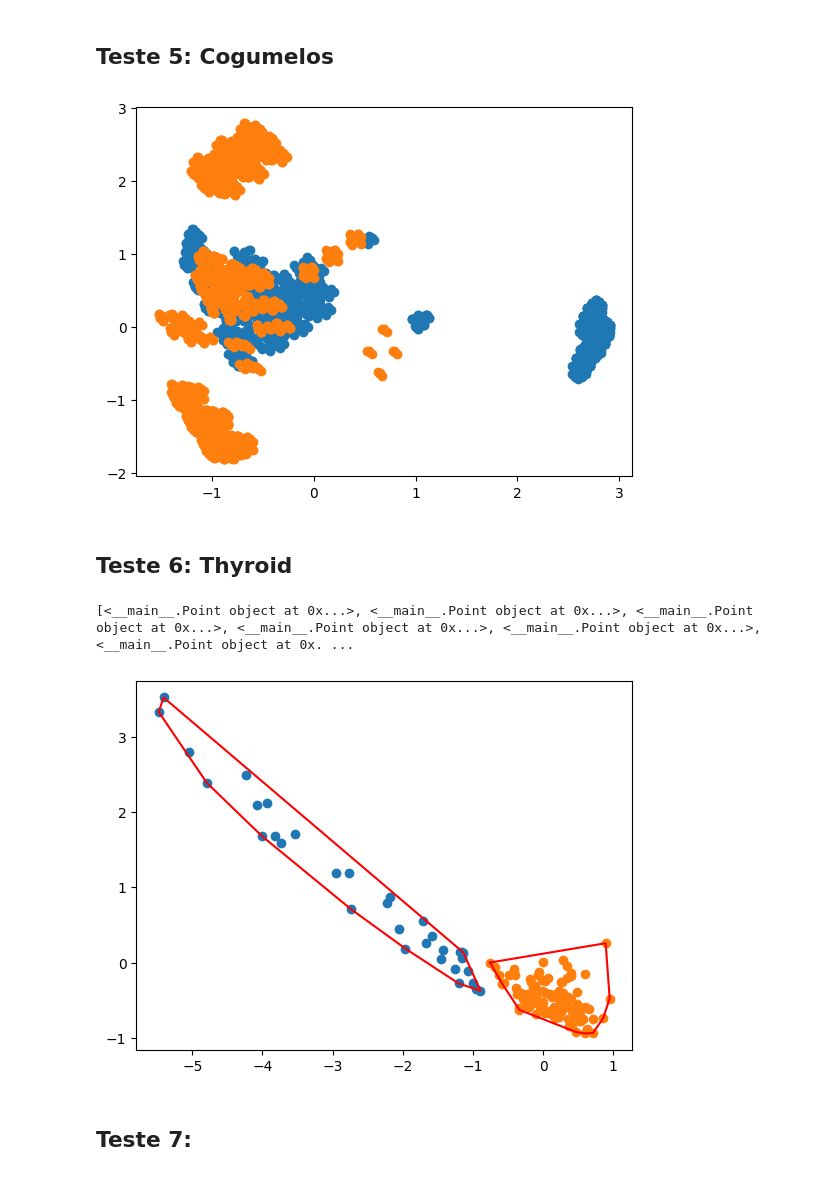
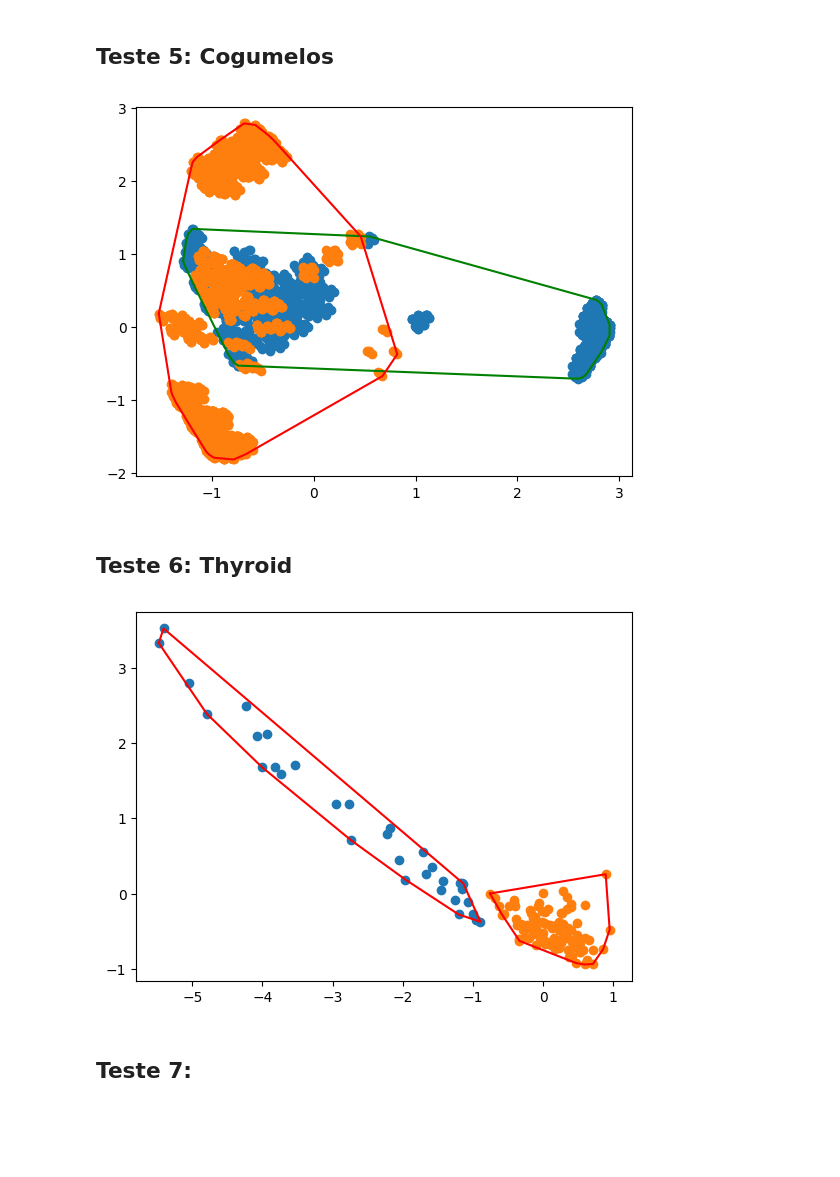
Before and after one commit to MFreyaG/Machine-learning-with-convex-hull, a Jupyter notebook: tp1_alg2.ipynb, the cells around one changed output. Saved outputs shown, nothing was run; the diff lists cells and outputs as text; code cells hidden in the pictures; blank space fills up the shorter version.

```diff
--- a/tp1_alg2.ipynb
+++ b/tp1_alg2.ipynb
@@ -441,6 +441,24 @@ class DataTraining:
         f1_score = (2*precision*recall) / (precision+recall)
 
         return precision, recall, f1_score
+# %%
+class DataPlot:
+    def __init__(self):
+        ...
+
+    def hull_plot(point_set, color):
+        set_hull = ConvexHull(point_set)
+        set_hull_points = set_hull.find_convex_hull()
+        set_hull_points_arr = Tools.point_to_list(set=set_hull_points)
+        set_hull_points_arr[0].append(set_hull_points[0].x)
+        set_hull_points_arr[1].append(set_hull_points[0].y)
+
+        plt.plot(set_hull_points_arr[0], set_hull_points_arr[1], color=color)
+
+        return set_hull
+
+    def scatter_plot(point_set):
+        ...
 # %% [markdown]
 ## Teste 1: Iris ##
 # %%
@@ -589,30 +585,40 @@ plt.show()
 # %%
 mushroom_df = pd.read_csv('datasets/mushroom.csv')
 mushroom_df.head()
 
 mushroom_type = mushroom_df['Class']
 mushroom_df.drop(columns=['Class'], inplace=True)
 
 mushroom_reduced = PCA(n_components=2).fit_transform(mushroom_df)
 
 index=0
 p_mushroom = []
 e_mushroom = []
 for mushroom in mushroom_type:
     if mushroom == 'p':
         p_mushroom.append(mushroom_reduced[index])
     else:
         e_mushroom.append(mushroom_reduced[index])
     index+=1
 
 p_mushroom_arr = np.array(p_mushroom)
 e_mushroom_arr = np.array(e_mushroom)
 
+p_mushroom_set = []
+e_mushroom_set = []
+for mushroom in p_mushroom_arr:
+    p_mushroom_set.append(Point(mushroom[0],mushroom[1]))
+for mushroom in e_mushroom_arr:
+    e_mushroom_set.append(Point(mushroom[0], mushroom[1]))
+
+DataPlot.hull_plot(p_mushroom_set, color="green")
+DataPlot.hull_plot(e_mushroom_set, color="red")
+
 plt.scatter(p_mushroom_arr[:,0],p_mushroom_arr[:,1])
 plt.scatter(e_mushroom_arr[:,0], e_mushroom_arr[:,1])
 plt.show()
 # %% [output]
-[figure, old version]
+[figure, new version]
 # %% [markdown]
 ## Teste 6: Thyroid ##
 # %%
@@ -640,17 +646,8 @@ other_classes = np.array(other_classes)
 
 model_point_set_1, model_point_set_2, testing_point_set = DataTraining.separate_dataset(class_2, other_classes)
 
-class2_hull = ConvexHull(model_point_set_1)
-class2_hull_points = class2_hull.find_convex_hull()
-class2_hull_points_arr = Tools.point_to_list(class2_hull_points)
-class2_hull_points_arr[0].append(class2_hull_points[0].x)
-class2_hull_points_arr[1].append(class2_hull_points[0].y)
-
-other_hull = ConvexHull(model_point_set_2)
-other_hull_points = other_hull.find_convex_hull()
-other_hull_points_arr = Tools.point_to_list(other_hull_points)
-other_hull_points_arr[0].append(other_hull_points[0].x)
-other_hull_points_arr[1].append(other_hull_points[0].y)
+DataPlot.hull_plot(model_point_set_1, color="red")
+DataPlot.hull_plot(model_point_set_2, color="red")
 
 set_1_points = Tools.points_to_np_array(model_point_set_1)
 set_2_points = Tools.points_to_np_array(model_point_set_2)
@@ -658,12 +655,8 @@ set_2_points = Tools.points_to_np_array(model_point_set_2)
 plt.scatter(set_1_points[:,0], set_1_points[:,1])
 plt.scatter(set_2_points[:,0], set_2_points[:,1])
 
-plt.plot(class2_hull_points_arr[0],class2_hull_points_arr[1], color="red")
-plt.plot(other_hull_points_arr[0],other_hull_points_arr[1], color="red")
-
 plt.show()
 # %% [output]
-[<__main__.Point object at 0x...>, <__main__.Point object at 0x...>, <__main__.Point object at 0x...>, <__main__.Point object at 0x...>, <__main__.Point object at 0x...>, <__main__.Point object at 0x. ...
 [figure]
 # %% [markdown]
 ## Teste 7: ##
```
Also changed, not shown: parts of 9 cells of this notebook, 4 other files.
